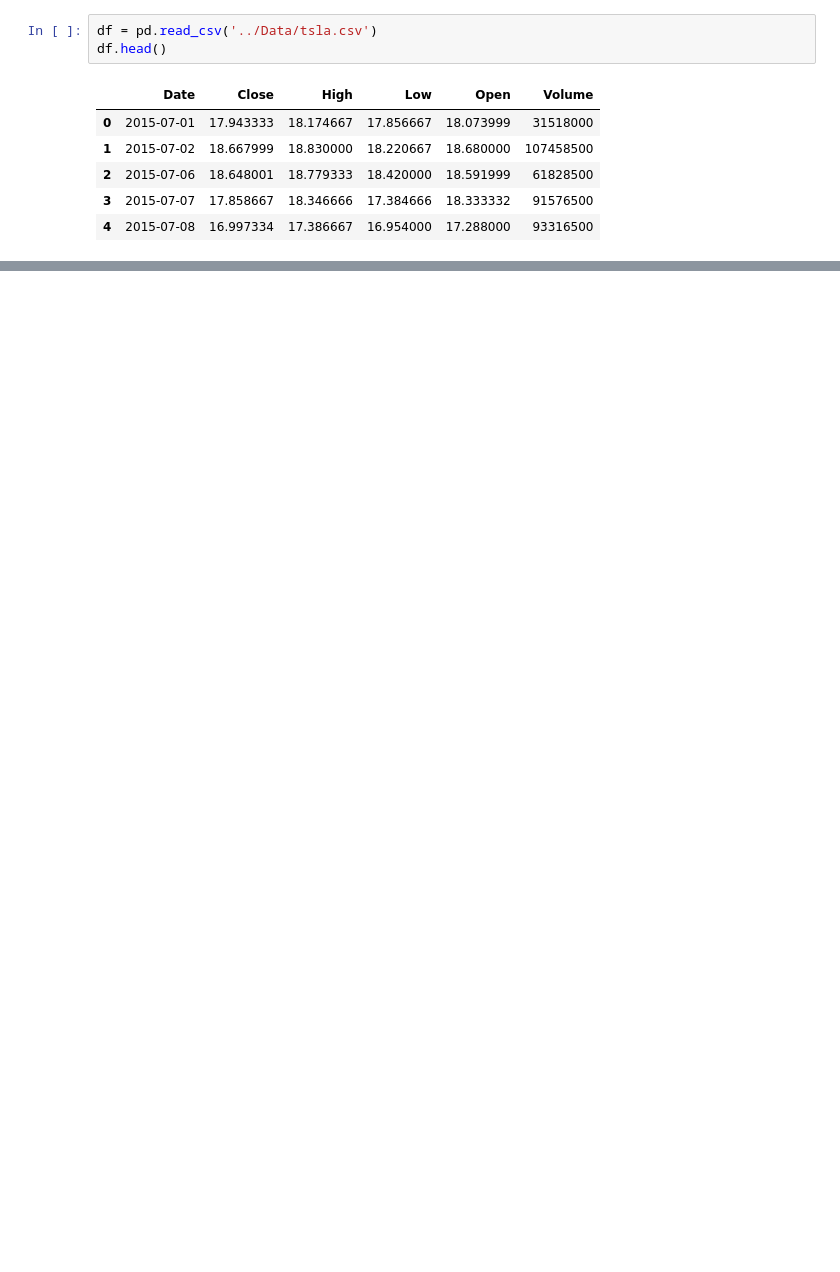
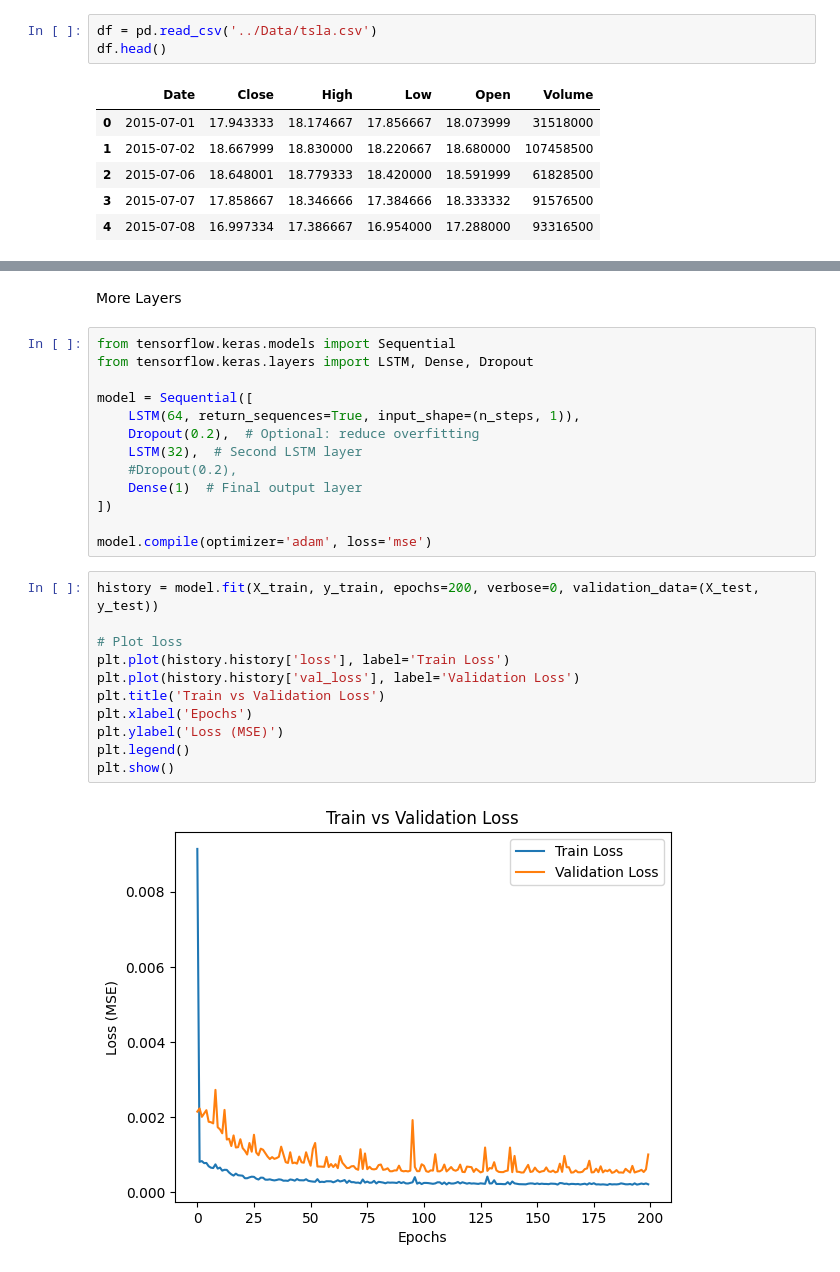
Before and after one commit to Henamen21/Time-Series-Forecasting, a Jupyter notebook: notebooks/Modeling.ipynb, the cells around one changed output, grey strips where cells are left out. Saved outputs shown, nothing was run; the diff lists cells and outputs as text; blank space fills up the shorter version.

```diff
--- a/notebooks/Modeling.ipynb
+++ b/notebooks/Modeling.ipynb
@@ -142,0 +259,28 @@ Name: predicted_mean, Length: 395, dtype: float64
+# %% [markdown]
+More Layers
+# %%
+from tensorflow.keras.models import Sequential
+from tensorflow.keras.layers import LSTM, Dense, Dropout
+
+model = Sequential([
+    LSTM(64, return_sequences=True, input_shape=(n_steps, 1)),
+    Dropout(0.2),  # Optional: reduce overfitting
+    LSTM(32),  # Second LSTM layer
+    #Dropout(0.2),
+    Dense(1)  # Final output layer
+])
+
+model.compile(optimizer='adam', loss='mse')
+# %%
+history = model.fit(X_train, y_train, epochs=200, verbose=0, validation_data=(X_test, y_test))
+
+# Plot loss
+plt.plot(history.history['loss'], label='Train Loss')
+plt.plot(history.history['val_loss'], label='Validation Loss')
+plt.title('Train vs Validation Loss')
+plt.xlabel('Epochs')
+plt.ylabel('Loss (MSE)')
+plt.legend()
+plt.show()
+# %% [output]
+[figure, added]
```
Also changed, not shown: parts of 43 cells of this notebook.
